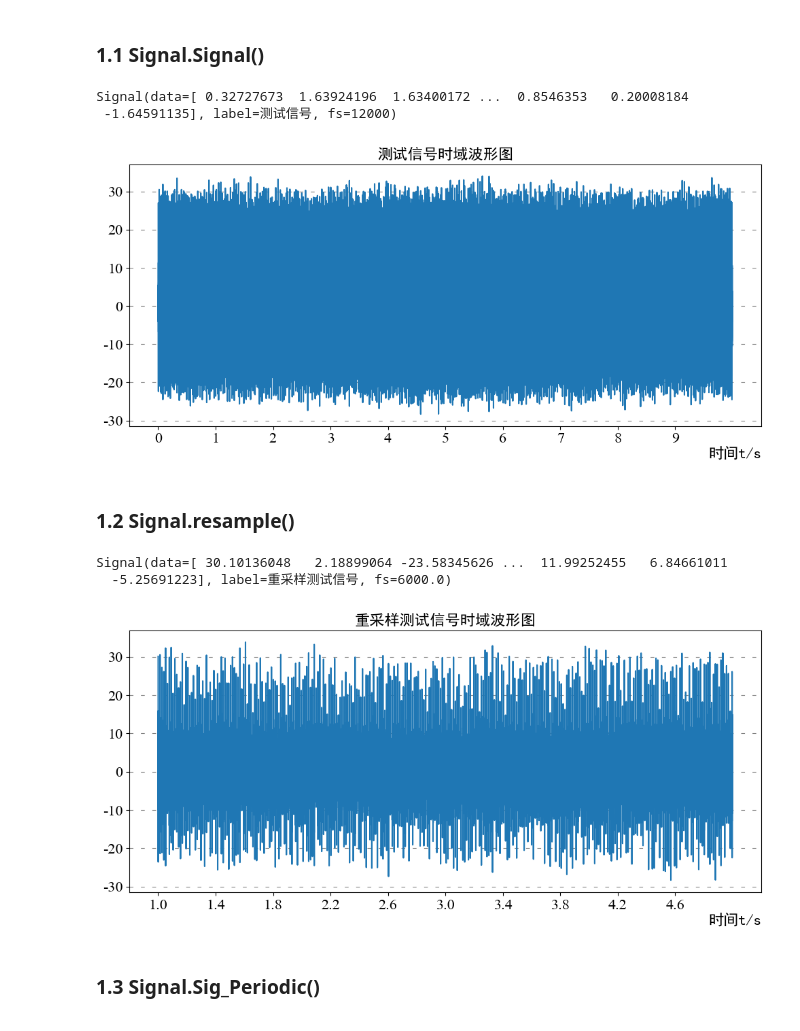
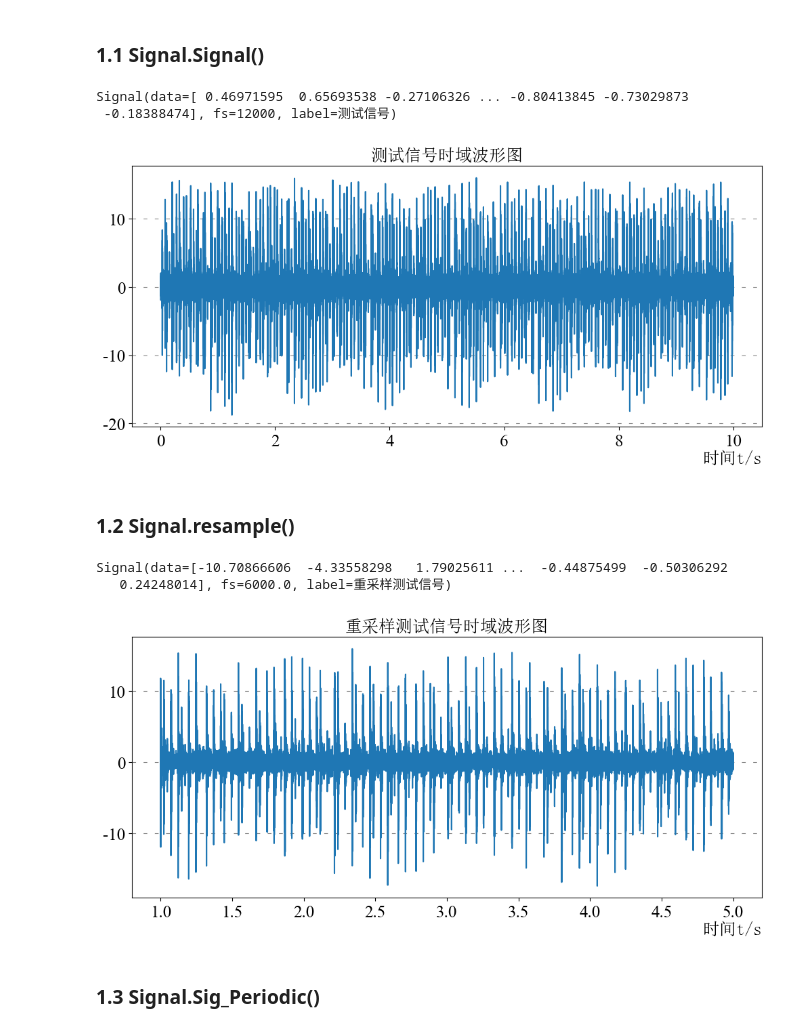
Before and after one commit to xcw1129/PySP, a Jupyter notebook: test.ipynb, the cells around one changed output. Saved outputs shown, nothing was run; the diff lists cells and outputs as text; code cells hidden in the pictures.

```diff
--- a/test.ipynb
+++ b/test.ipynb
@@ -16,12 +140,4 @@ import os
 # %%
-from CXG_bearing import CXG_readData
-
-res = CXG_readData(
-    type="外圈",
-    level="0.5",
-    fr="1500",
-    load="0.4",
-    FileLoc=r"F:\OneDrive\用户文件\科研学习\故障诊断数据库\CXG_bearing",
-)
-Data = res["数据/通道1"][0]
+DataSet=readData(type="内圈", level="0.25", fr="500", load="0", FileLoc=r"F:\OneDrive\用户文件\科研学习\机械故障诊断数据库\CXG_bearing")
+DataSet
 # %% [output]
@@ -30,3 +149,6 @@ Data = res["数据/通道1"][0]
+# %%
+Data=DataSet['数据/通道1'][0]
+fs=int(DataSet['采样频率'][0])
 # %% [markdown]
 ## 1. Signal模块测试
 # %% [markdown]
@@ -34,32 +156,32 @@ Data = res["数据/通道1"][0]
 # %%
 from PySP.Signal import Signal
 
 try:
-    res = Signal(data=Data,label='测试信号',fs=12000)
+    res = Signal(data=Data, fs=fs, label="测试信号")
     print(repr(res))
     res.plot()
 except Exception as e:
     print(e)
 # %% [output]
-Signal(data=[ 0.32727673  1.63924196  1.63400172 ...  0.8546353   0.20008184
- -1.64591135], label=测试信号, fs=12000)
+Signal(data=[ 0.46971595  0.65693538 -0.27106326 ... -0.80413845 -0.73029873
+ -0.18388474], fs=12000, label=测试信号)
-[figure, old version]
+[figure, new version]
 # %% [markdown]
 ### 1.2 Signal.resample()
 # %%
-from PySP.Signal import resample
+from PySP.Signal import Resample
 
 try:
-    res = Signal(data=Data,label='测试信号',fs=12000)
-    res=resample(Sig=res,down_fs=6000,t0=1,T=4)
+    res = Signal(data=Data,fs=12000,label='测试信号')
+    res=Resample(Sig=res,down_fs=6000,t0=1,T=4)
     print(repr(res))
     res.plot()
 except Exception as e:
     print(e)
 # %% [output]
-Signal(data=[ 30.10136048   2.18899064 -23.58345626 ...  11.99252455   6.84661011
-  -5.25691223], label=重采样测试信号, fs=6000.0)
+Signal(data=[-10.70866606  -4.33558298   1.79025611 ...  -0.44875499  -0.50306292
+   0.24248014], fs=6000.0, label=重采样测试信号)
-[figure, old version]
+[figure, new version]
 # %% [markdown]
 ### 1.3 Signal.Sig_Periodic()
 # %%
```
Also changed, not shown: parts of 3 cells of this notebook, 5 other files.
